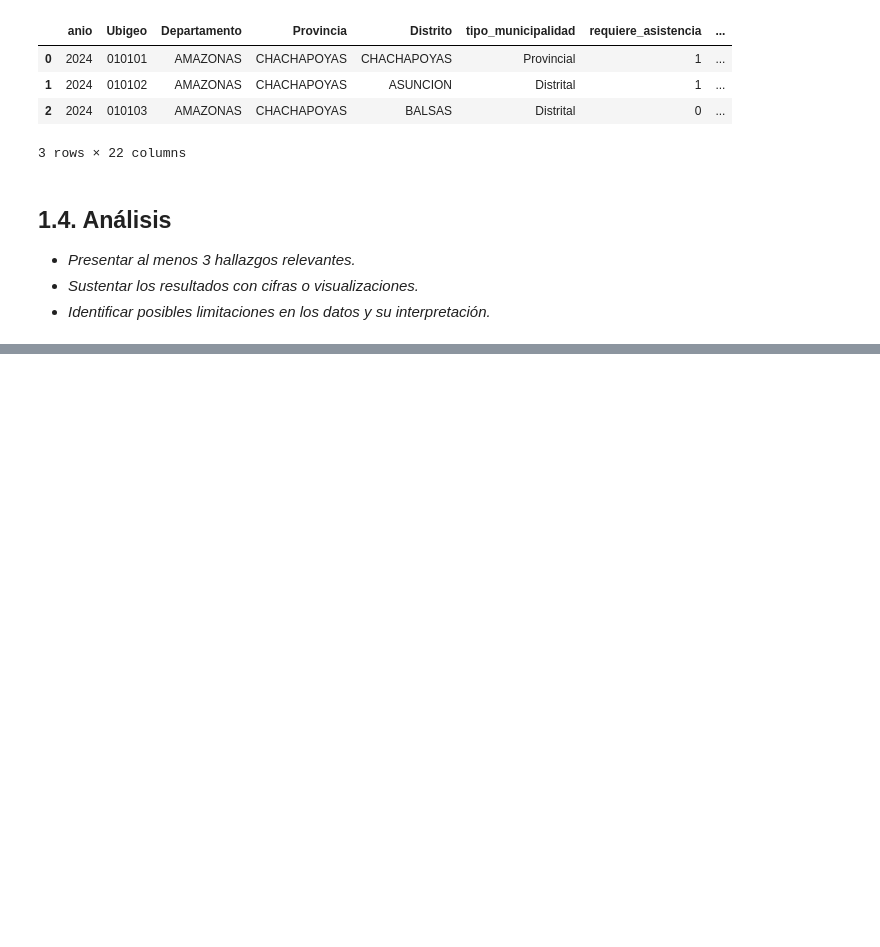
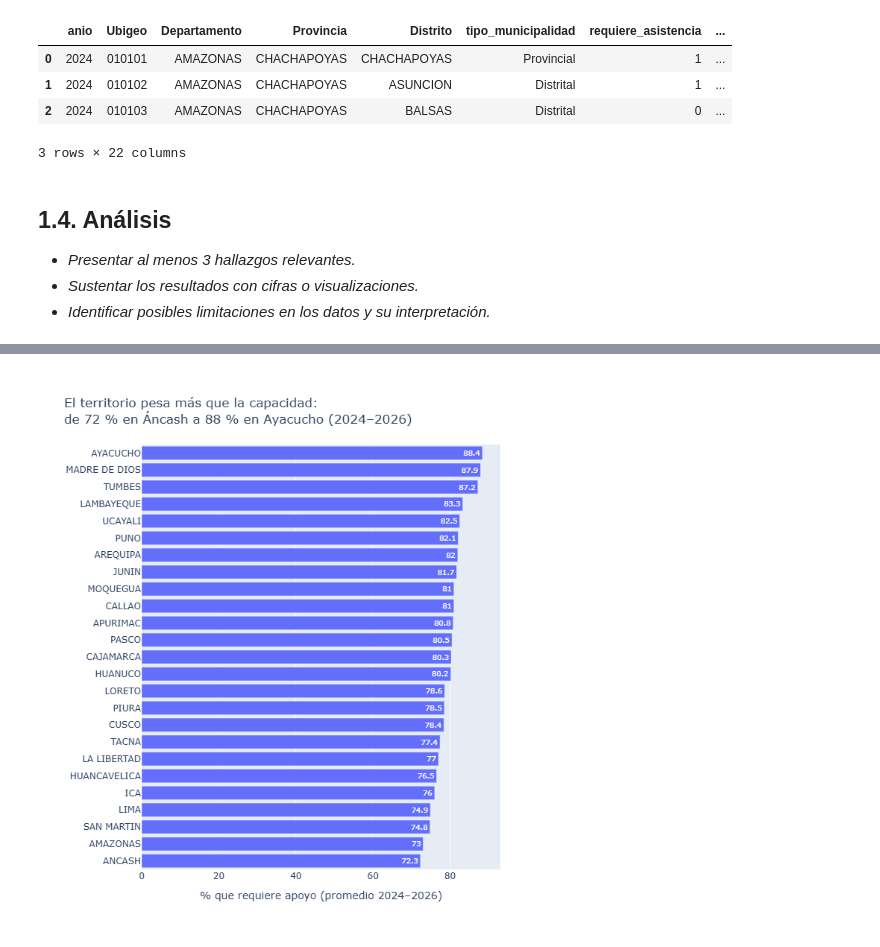
Before and after one commit to Clandra91/Python_intermedio, a Jupyter notebook: tarea_3/01_procesamiento.ipynb, the cells around one changed output, grey strips where cells are left out. Drawn from its saved outputs; the diff is of its cells as text; code cells hidden in the pictures; blank space fills up the shorter version.

```diff
--- a/tarea_3/01_procesamiento.ipynb
+++ b/tarea_3/01_procesamiento.ipynb
@@ -443,0 +519,10 @@ prueba.head(3)
+# %%
+# % que requiere apoyo por departamento (promedio 2024–2026)
+por_depto = (renamu.groupby("Departamento")["requiere_alguna"].mean() * 100).round(1).sort_values().reset_index()
+
+fig = px.bar(por_depto, x="requiere_alguna", y="Departamento", orientation="h", text_auto=True, height=750,
+             labels={"requiere_alguna": "% que requiere apoyo (promedio 2024–2026)", "Departamento": ""},
+             title="El territorio pesa más que la capacidad:<br>de 72 % en Áncash a 88 % en Ayacucho (2024–2026)")
+fig.show()
+# %% [output]
+[figure, added]
```
Also changed, not shown: parts of 10 cells of this notebook, 2 other files.
